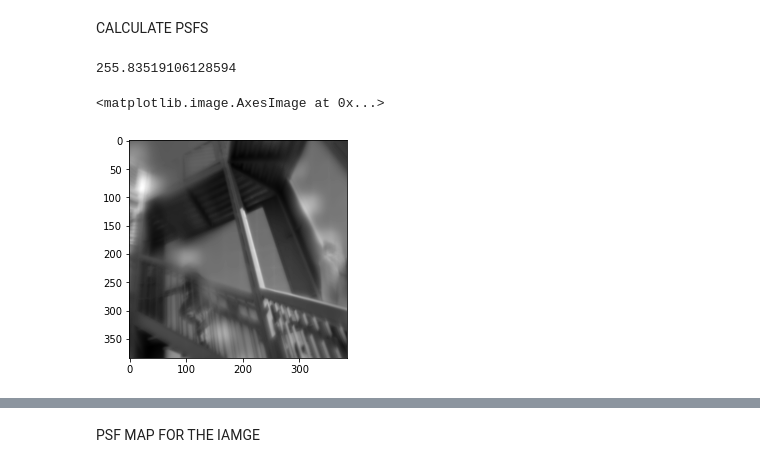
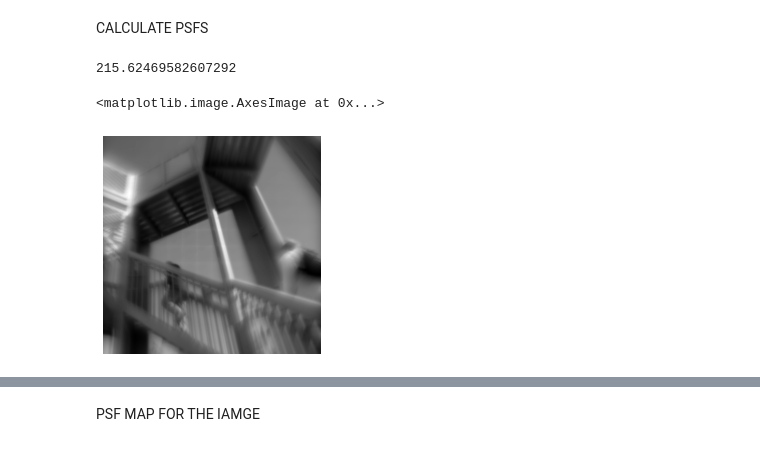
Before and after one commit to Alphalep/denoise-aberration-repo, a Jupyter notebook: main.ipynb, the cells around one changed output, grey strips where cells are left out. Drawn from its saved outputs; the diff is of its cells as text; code cells hidden in the pictures.

```diff
--- a/main.ipynb
+++ b/main.ipynb
@@ -273,10 +101,10 @@ UPLOAD TEST IMAGE
 # get image either RGB or Grayscale
 #img = cv2.imread('test.jpeg')
 img = misc.ascent()
-#img = np.pad(img,step_size)
+img_p = np.pad(img,step_size)
 #img = cv2.cvtColor(img, cv2.COLOR_BGR2GRAY)
-img_s = star_field(img.shape,64)
-img_s = np.pad(img_s,step_size)
+#img_s = star_field(img.shape,64)
+#img_s = np.pad(img_s,step_size)
 img_R = np.sqrt((img.shape[0]//2)**2 +(img.shape[1]//2)**2)
 #img = np.zeros((128,128),dtype=float)
 #img[img.shape[0]//2-side//2-x_shift:img.shape[0]//2+side//2-x_shift,
@@ -294,20 +122,3 @@ print(img.shape)
 [figure]
 # %% [markdown]
 INTERPOLATION FUNCTION
-# %%
-def tri(patch_size):
-    X = np.array(range(0,patch_size))
-    Y = np.array(range(0,patch_size))
-    X = (X-patch_size//2)
-    Y = (Y-patch_size//2)
-    out = np.zeros((patch_size,patch_size),dtype=float)
-    for i,x in enumerate(X):
-        for j,y in enumerate(Y):
-            out[i,j]=((1-np.abs(2*x/(patch_size)))*(1-np.abs(2*y/(patch_size))))
-    return out
-
-out = tri(4)
-#window = np.zeros((16,16))
-#window[0:3,0:3] = tri(3)
-
-print(out)
@@ -388,17 +141,17 @@ MERGE PATCHES
 # ---------PATCHING -----------#
 #------------------------------#
 emp = EMPatches()
-norm_factor = generate_norm_factor(img.shape,patch_size,step_size)
+norm_factor = generate_norm_factor(img_p.shape,patch_size,step_size)
 norm_patches,indcs = emp.extract_patches(norm_factor, patchsize=patch_size, overlap=overlapPercent)
-img_patches, indices = emp.extract_patches(img, patchsize=patch_size, overlap=overlapPercent)
-imgs_patches,indices1 = emp.extract_patches(img_s, patchsize=patch_size, overlap=overlapPercent)
+img_patches, indices = emp.extract_patches(img_p, patchsize=patch_size, overlap=overlapPercent)
+imgs_patches,indices1 = emp.extract_patches(img_p, patchsize=patch_size, overlap=overlapPercent)
 # %% [markdown]
 CALCULATE PSFS
 # %%
 
 
 psf_arr = []
-for ind in tqdm(indices1):
+for ind in tqdm(indices):
     X = (ind[0] + ind[1])/2
     Y = (ind[2]+ind[3])/2
     p0 = (X-img.shape[0]/2)/img_R
@@ -411,25 +164,29 @@ for ind in tqdm(indices1):
 # %%
 
 
-window = np.zeros(img.shape,float)
-sum = np.zeros(img.shape,dtype=float)
+window = np.zeros(img_p.shape,float)
+sum = np.zeros(img_p.shape,dtype=float)
 for id,patch in enumerate(img_patches):
 
     ind = indices[id]
     window[ind[0]:ind[1],ind[2]:ind[3]]= tri(patch_size)
-    temp = cv2.filter2D((window*img),-1,np.flip(psf_arr[id],-1),cv2.BORDER_CONSTANT)
+    temp = cv2.filter2D((window*img_p),-1,np.flip(psf_arr[id],-1),cv2.BORDER_CONSTANT)
     #temp1 =cv2.filter2D(window*norm_factor,-1,psf_arr[id],cv2.BORDER_CONSTANT)
     #temp = window*norm_factor
     sum = sum + temp
     #sum1 = sum1+temp1
     window[ind[0]:ind[1],ind[2]:ind[3]]= 0
 sum= sum[patch_size:sum.shape[0]-patch_size,patch_size:sum.shape[1]-patch_size]
+sum = sum
 print(np.max(sum))
 plt.figure()
+plt.xlabel('x')
+plt.ylabel('y')
+plt.axis('off')
 plt.imshow(sum,cmap='gray')
 #print(sum)
 # %% [output]
-255.83519106128594
+215.62469582607292
 <matplotlib.image.AxesImage at 0x...>
-[figure, old version]
+[figure, new version]
 # %%
```
Also changed, not shown: parts of 33 cells of this notebook, 3 other files.
